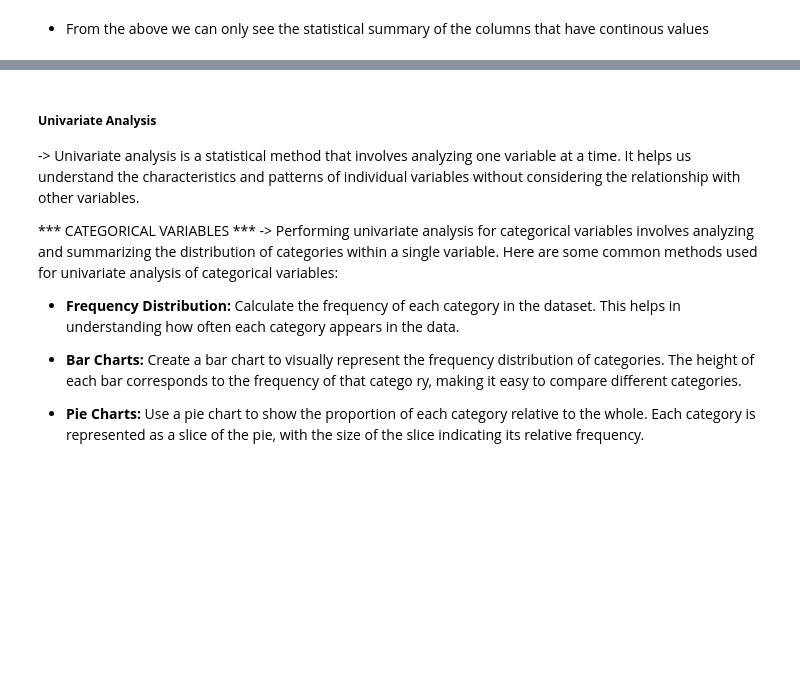
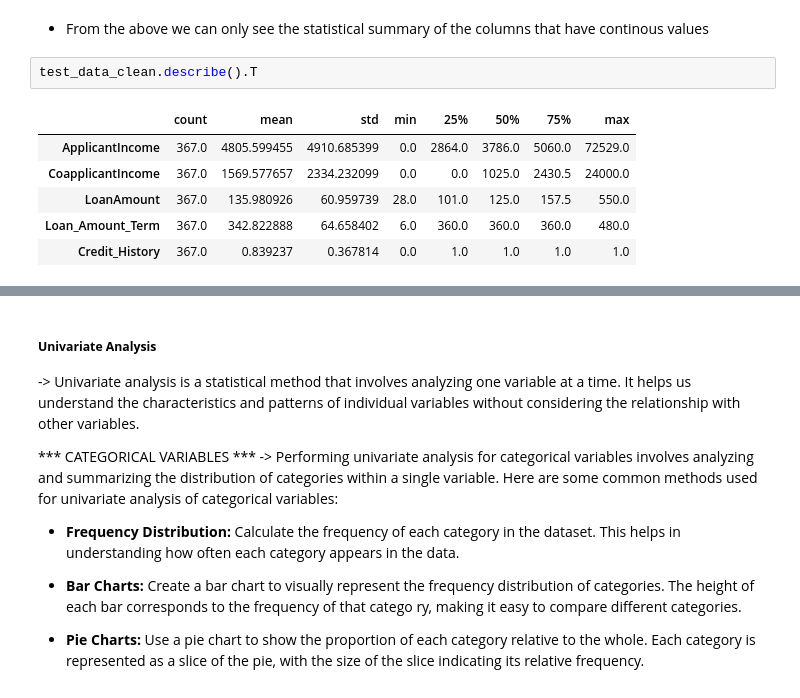
Before and after one commit to Jnr254/Loan-Prediction, a Jupyter notebook: Loan_approval.ipynb, the cells around one changed output, grey strips where cells are left out. Saved outputs shown, nothing was run; the diff lists cells and outputs as text; blank space fills up the shorter version.

```diff
--- a/Loan_approval.ipynb
+++ b/Loan_approval.ipynb
@@ -159,2 +161,11 @@ train_data_clean.describe().T
 # %% [markdown]
 - From the above we can only see the statistical summary of the columns that have continous values
+# %%
+test_data_clean.describe().T
+# %% [output]
+|  | count | mean | std | min | 25% | 50% | 75% | max |
+| ApplicantIncome | 367.0 | 4805.599455 | 4910.685399 | 0.0 | 2864.0 | 3786.0 | 5060.0 | 72529.0 |
+| CoapplicantIncome | 367.0 | 1569.577657 | 2334.232099 | 0.0 | 0.0 | 1025.0 | 2430.5 | 24000.0 |
+| LoanAmount | 367.0 | 135.980926 | 60.959739 | 28.0 | 101.0 | 125.0 | 157.5 | 550.0 |
+| Loan_Amount_Term | 367.0 | 342.822888 | 64.658402 | 6.0 | 360.0 | 360.0 | 360.0 | 480.0 |
+| Credit_History | 367.0 | 0.839237 | 0.367814 | 0.0 | 1.0 | 1.0 | 1.0 | 1.0 |
```
Also changed, not shown: parts of 19 cells of this notebook.
